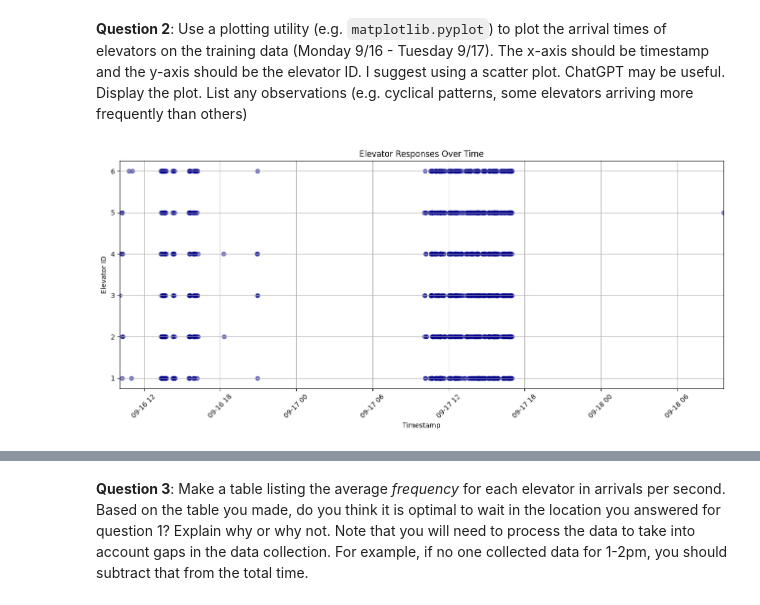
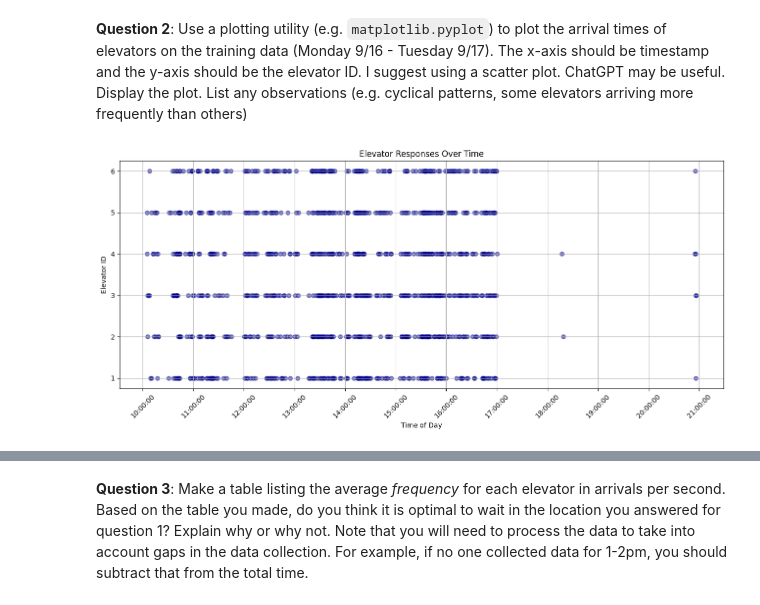
Before and after one commit to shanji361/jishan-assignment-1, a Jupyter notebook: assignment1.ipynb, the cells around one changed output, grey strips where cells are left out. Drawn from its saved outputs; the diff is of its cells as text; code cells hidden in the pictures.

```diff
--- a/assignment1.ipynb
+++ b/assignment1.ipynb
@@ -117,39 +117,40 @@ optimal coordinate to stand at:  3.0488798370672097   1.4877800407331976
 ChatGPT may be useful. Display the plot. List any observations
 (e.g. cyclical patterns, some elevators arriving more frequently than others)
 # %%
-
-
-#Makes scatterplot for training data (row 0 to row 980):
+import pandas as pd
+import matplotlib.pyplot as plt
+import matplotlib.dates as mdates
 
 def make_plot():
-    '''
-    You will need to read the training data CSV file and do some processing first.
-    '''
-
 
     data['Timestamp'] = pd.to_datetime(data['Timestamp'])
 
+    # Extract time only
+    data['TimeOnly'] = data['Timestamp'].dt.time
 
-    subset_data = data.loc[0:981, ['Timestamp', 'Elevator ID']]
+    # Select training data
+    subset_data = data.loc[0:981, ['TimeOnly', 'Elevator ID']]
 
     plt.figure(figsize=(13, 6))
 
-
-    plt.scatter(subset_data['Timestamp'], subset_data['Elevator ID'], color='#00008B', alpha=0.5)
-
+    # Scatter plot with time of day on the x-axis
+    plt.scatter(pd.to_datetime(subset_data['TimeOnly'], format='%H:%M:%S'), subset_data['Elevator ID'], color='#00008B', alpha=0.5)
     plt.title('Elevator Responses Over Time')
-    plt.xlabel('Timestamp')
+    plt.xlabel('Time of Day')
     plt.ylabel('Elevator ID')
 
-    plt.xlim(subset_data['Timestamp'].min(), subset_data['Timestamp'].max())
+    # Format the x-axis to show times
+    time_fmt = mdates.DateFormatter('%H:%M:%S')
+    plt.gca().xaxis.set_major_formatter(time_fmt)
+
 
     plt.xticks(rotation=45)
+
     plt.grid(True)
 
     plt.tight_layout()
     plt.show()
 
-
 make_plot()
 # %% [output]
-[figure, old version]
+[figure, new version]
```
Also changed, not shown: parts of 8 cells of this notebook.
